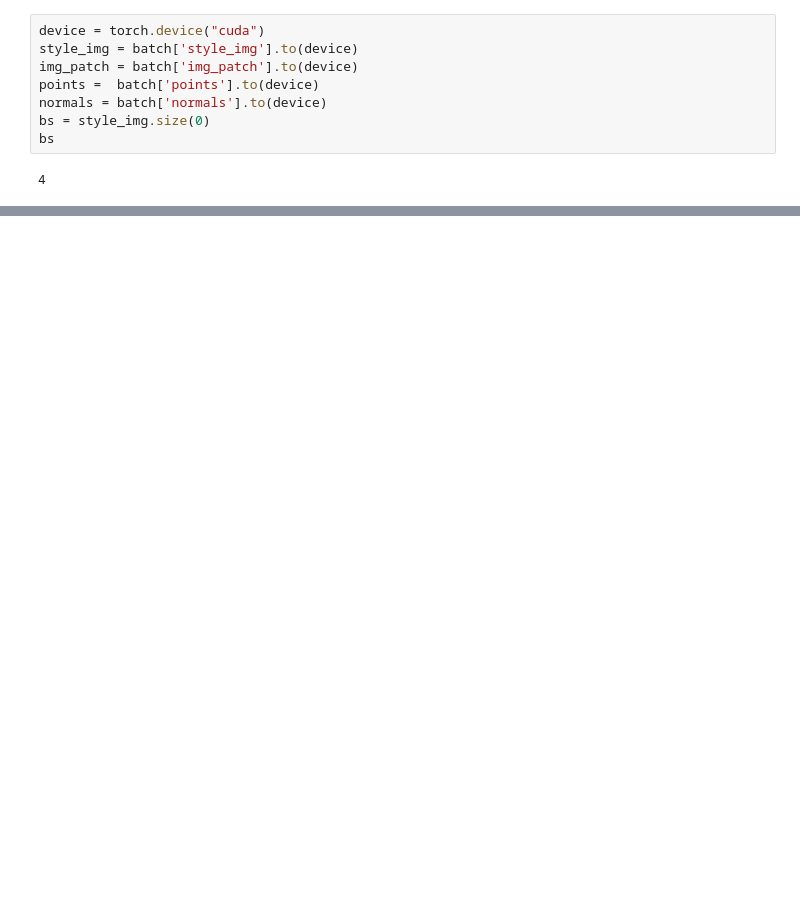
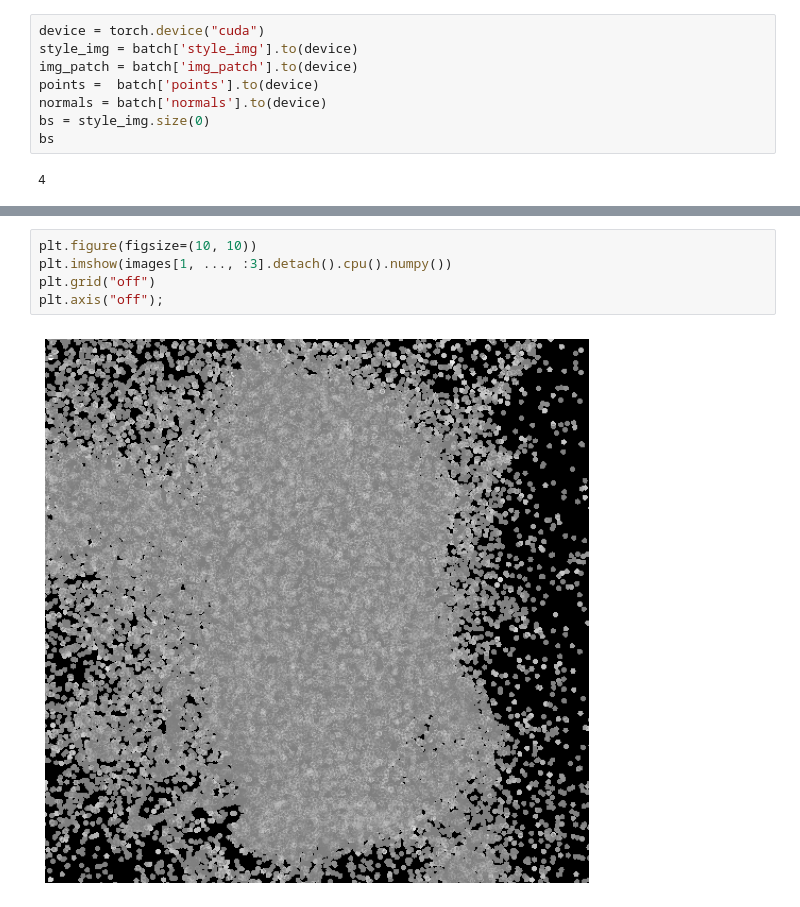
Before and after one commit to bobiblazeski/pic2mesh, a Jupyter notebook: gan-Copy1.ipynb, the cells around one changed output, grey strips where cells are left out. Cells and saved outputs as stored; diff of their text form; blank space fills up the shorter version.

```diff
--- a/gan-Copy1.ipynb
+++ b/gan-Copy1.ipynb
@@ -179,0 +264,7 @@ RuntimeError: CUDA error: device-side assert triggered
+# %%
+plt.figure(figsize=(10, 10))
+plt.imshow(images[1, ..., :3].detach().cpu().numpy())
+plt.grid("off")
+plt.axis("off");
+# %% [output]
+[figure, added]
```
Also changed, not shown: parts of 22 cells of this notebook, 3 other files.
